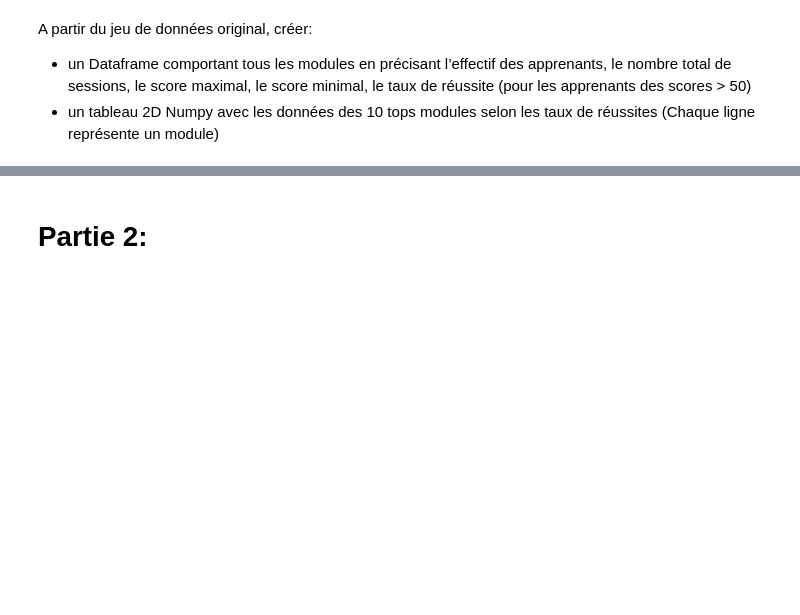
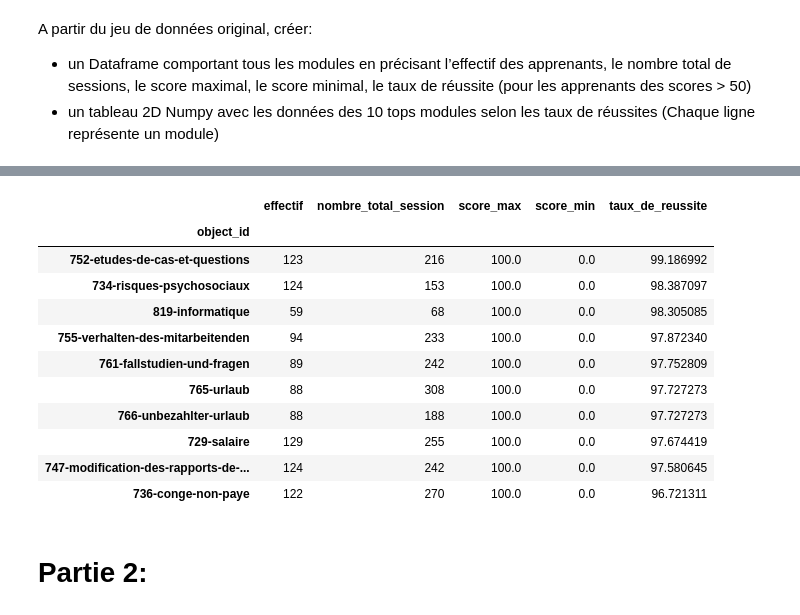
Before and after one commit to ramsey6340/ia_odc, a Jupyter notebook: tp2/tp2.ipynb, the cells around one changed output, grey strips where cells are left out. Saved outputs shown, nothing was run; the diff lists cells and outputs as text; code cells hidden in the pictures; blank space fills up the shorter version.

```diff
--- a/tp2/tp2.ipynb
+++ b/tp2/tp2.ipynb
@@ -47,7 +63,20 @@ df_tp2.replace(np.nan, 0, inplace=True)
 # %%
 # le data frame contenat les top 10
 top_10 = df_tp2.sort_values(by='taux_de_reussite', ascending=False).head(10)
-#top_10
+top_10
+# %% [output]
+|  | effectif | nombre_total_session | score_max | score_min | taux_de_reussite |
+| object_id |  |  |  |  |  |
+| 752-etudes-de-cas-et-questions | 123 | 216 | 100.0 | 0.0 | 99.186992 |
+| 734-risques-psychosociaux | 124 | 153 | 100.0 | 0.0 | 98.387097 |
+| 819-informatique | 59 | 68 | 100.0 | 0.0 | 98.305085 |
+| 755-verhalten-des-mitarbeitenden | 94 | 233 | 100.0 | 0.0 | 97.872340 |
+| 761-fallstudien-und-fragen | 89 | 242 | 100.0 | 0.0 | 97.752809 |
+| 765-urlaub | 88 | 308 | 100.0 | 0.0 | 97.727273 |
+| 766-unbezahlter-urlaub | 88 | 188 | 100.0 | 0.0 | 97.727273 |
+| 729-salaire | 129 | 255 | 100.0 | 0.0 | 97.674419 |
+| 747-modification-des-rapports-de-... | 124 | 242 | 100.0 | 0.0 | 97.580645 |
+| 736-conge-non-paye | 122 | 270 | 100.0 | 0.0 | 96.721311 |
 # %%
 # conversion du data frame en tableau numpy
 np_array = np.array(top_10)
```
Also changed, not shown: parts of 5 cells of this notebook, 2 other files.
